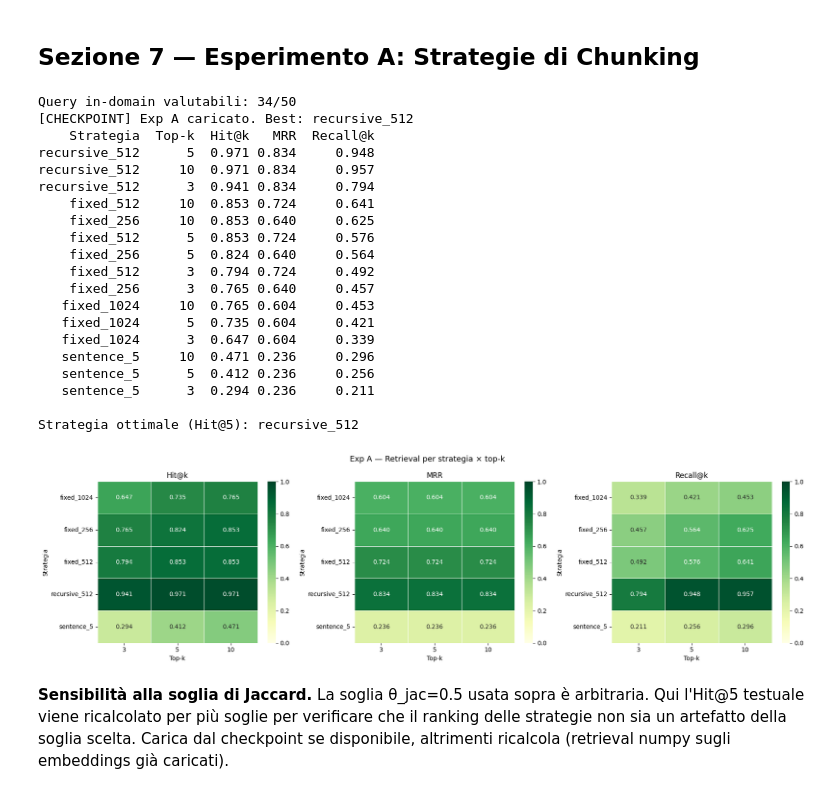
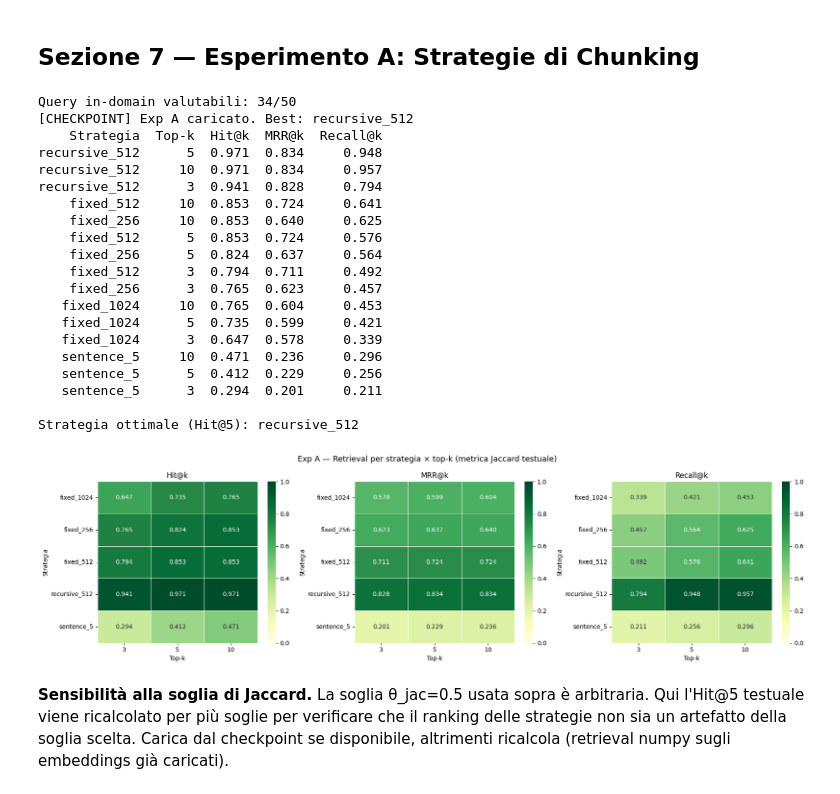
Before and after one commit to Ergys97/progetto-DLNN, a Jupyter notebook: rag_experiment.ipynb, the cells around one changed output. Cells and saved outputs as stored; diff of their text form; code cells hidden in the pictures.

```diff
--- a/rag_experiment.ipynb
+++ b/rag_experiment.ipynb
@@ -209,7 +211,6 @@ else:
     rows = []
     for sname in embs_per_strategy:
         embs_s = embs_per_strategy[sname]
-        ids_s  = chunk_ids_per_strategy[sname]
         docs_s = list(strategies[sname])
         for k in TOP_K_VALUES:
             hits, mrrs, recs = [], [], []
@@ -219,11 +220,12 @@ else:
                 top   = np.argsort(-(embs_s @ q_emb))[:max(TOP_K_VALUES)]
                 rdocs = [docs_s[i] for i in top]
                 hits.append(hit_at_k_textual(rdocs, exp, k))
-                mrrs.append(mrr_textual(rdocs, exp))
+                # vero MRR@k: anche per l'MRR la lista dei recuperati è troncata a k
+                mrrs.append(mrr_textual(rdocs[:k], exp))
                 recs.append(recall_at_k_textual(rdocs, exp, k))
             rows.append({'Strategia': sname, 'Top-k': k,
                          'Hit@k': round(sum(hits)/len(hits), 3),
-                         'MRR':   round(sum(mrrs)/len(mrrs), 3),
+                         'MRR@k': round(sum(mrrs)/len(mrrs), 3),
                          'Recall@k': round(sum(recs)/len(recs), 3)})
 
     df_retrieval  = pd.DataFrame(rows)
@@ -239,44 +241,44 @@ print(f'\nStrategia ottimale (Hit@5): {BEST_STRATEGY}')
 # %% [output]
 Query in-domain valutabili: 34/50
 [CHECKPOINT] Exp A caricato. Best: recursive_512
-    Strategia  Top-k  Hit@k   MRR  Recall@k
-recursive_512      5  0.971 0.834     0.948
-recursive_512     10  0.971 0.834     0.957
-recursive_512      3  0.941 0.834     0.794
-    fixed_512     10  0.853 0.724     0.641
-    fixed_256     10  0.853 0.640     0.625
-    fixed_512      5  0.853 0.724     0.576
-    fixed_256      5  0.824 0.640     0.564
-    fixed_512      3  0.794 0.724     0.492
-    fixed_256      3  0.765 0.640     0.457
-   fixed_1024     10  0.765 0.604     0.453
-   fixed_1024      5  0.735 0.604     0.421
-   fixed_1024      3  0.647 0.604     0.339
-   sentence_5     10  0.471 0.236     0.296
-   sentence_5      5  0.412 0.236     0.256
-   sentence_5      3  0.294 0.236     0.211
+    Strategia  Top-k  Hit@k  MRR@k  Recall@k
+recursive_512      5  0.971  0.834     0.948
+recursive_512     10  0.971  0.834     0.957
+recursive_512      3  0.941  0.828     0.794
+    fixed_512     10  0.853  0.724     0.641
+    fixed_256     10  0.853  0.640     0.625
+    fixed_512      5  0.853  0.724     0.576
+    fixed_256      5  0.824  0.637     0.564
+    fixed_512      3  0.794  0.711     0.492
+    fixed_256      3  0.765  0.623     0.457
+   fixed_1024     10  0.765  0.604     0.453
+   fixed_1024      5  0.735  0.599     0.421
+   fixed_1024      3  0.647  0.578     0.339
+   sentence_5     10  0.471  0.236     0.296
+   sentence_5      5  0.412  0.229     0.256
+   sentence_5      3  0.294  0.201     0.211
 
 Strategia ottimale (Hit@5): recursive_512
 # %%
 fig, axes = plt.subplots(1, 3, figsize=(18, 5))
-for ax, metric in zip(axes, ['Hit@k', 'MRR', 'Recall@k']):
+for ax, metric in zip(axes, ['Hit@k', 'MRR@k', 'Recall@k']):
     pivot = df_retrieval.pivot(index='Strategia', columns='Top-k', values=metric)
     sns.heatmap(pivot, annot=True, fmt='.3f', cmap='YlGn', ax=ax, linewidths=0.5, vmin=0, vmax=1)
     ax.set_title(metric)
-plt.suptitle('Exp A — Retrieval per strategia × top-k', fontsize=13)
+plt.suptitle('Exp A — Retrieval per strategia × top-k (metrica Jaccard testuale)', fontsize=13)
 plt.tight_layout()
-plt.savefig('images/retrieval_id_based.png', dpi=150); plt.show()
+plt.savefig('images/retrieval_jaccard.png', dpi=150); plt.show()
 
 # Se BEST_STRATEGY non è in ChromaDB, caricala
 if BEST_STRATEGY not in collections:
     _, extra = build_chromadb(
         strategies, chunk_ids_per_strategy, strategies_meta,
         cfg.emb_ckpt, strategies_to_load=[BEST_STRATEGY],
     )
     collections.update(extra)
     print(f'Caricata {BEST_STRATEGY} in ChromaDB.')
 # %% [output]
-[figure, old version]
+[figure, new version]
 # %% [markdown]
 **Sensibilità alla soglia di Jaccard.** La soglia θ_jac=0.5 usata sopra è arbitraria.
 Qui l'Hit@5 testuale viene ricalcolato per più soglie per verificare che il ranking
```
Also changed, not shown: parts of 21 cells of this notebook, 20 other files.
